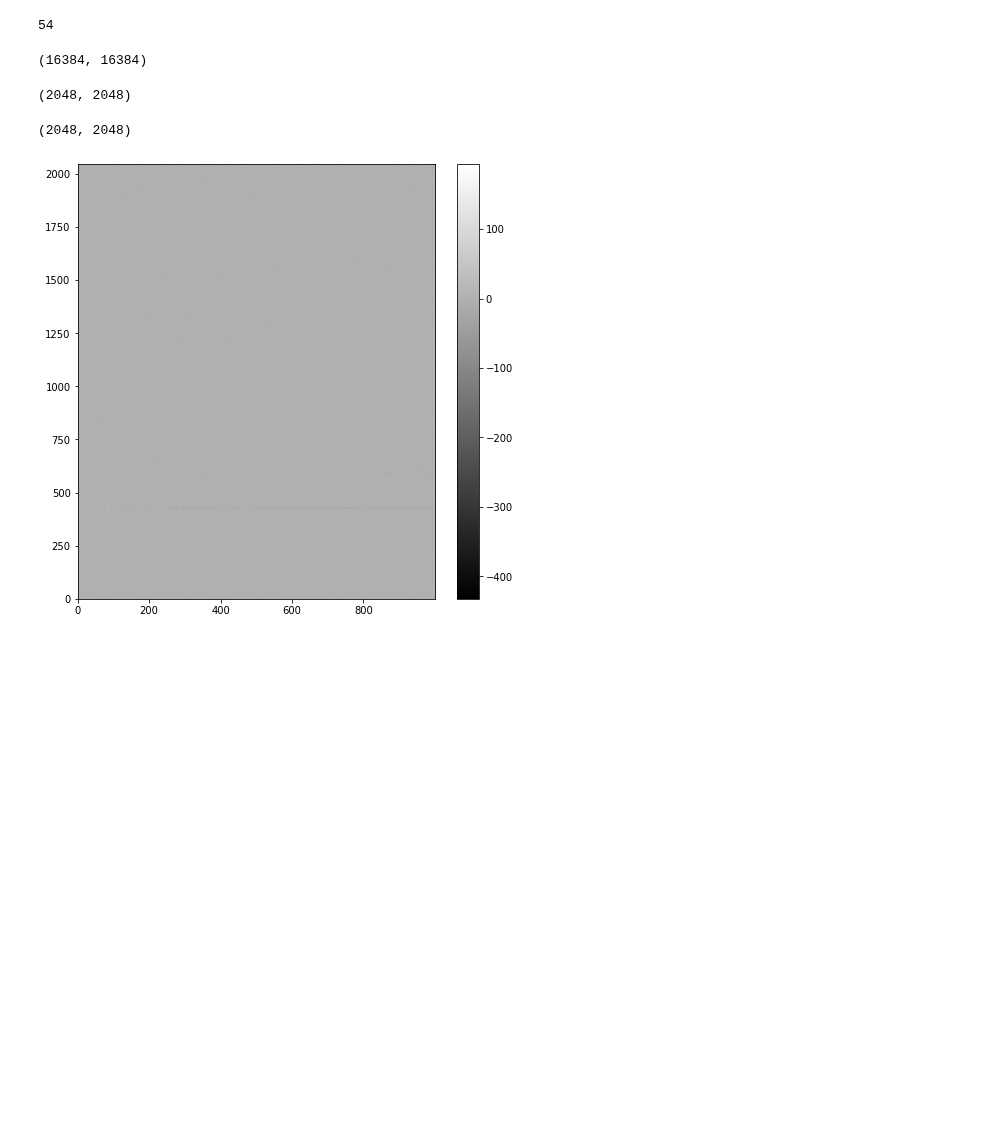
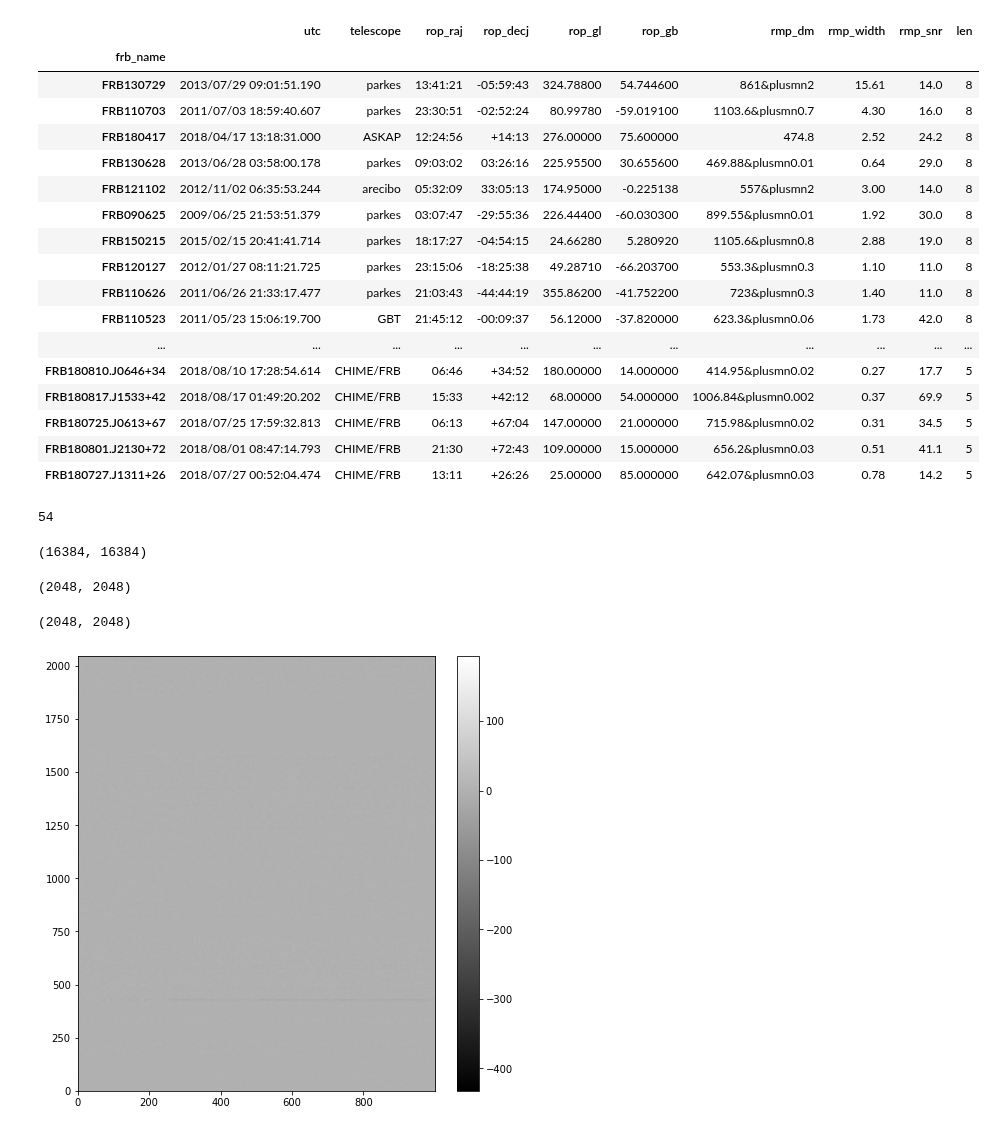
Before and after one commit to mef51/subdriftlaw, a Jupyter notebook: universal/frbcat.ipynb, the cells around one changed output. Cells and saved outputs as stored; diff of their text form; code cells hidden in the pictures; blank space fills up the shorter version.

```diff
--- a/universal/frbcat.ipynb
+++ b/universal/frbcat.ipynb
@@ -13,11 +13,30 @@ with open('frbcat_frbs_with_data.txt', 'r') as f:
     data_frbs = [s.rstrip() for s in f.readlines()]
 # %%
 frbcat['len'] = [len(x) for x in frbcat['rop_raj']]
-# frbcat = frbcat.sort_values(by='len', ascending=False)
+frbcat = frbcat.sort_values(by='len', ascending=False)
 
 frbcat_data = frbcat.loc[data_frbs]
-frbcat_data = frbcat_data.sort_values(by='rmp_snr', ascending=False)
-# frbcat_data
+# frbcat_data = frbcat_data.sort_values(by='rmp_snr', ascending=False)
+frbcat_data
+# %% [output]
+|  | utc | telescope | rop_raj | rop_decj | rop_gl | rop_gb | rmp_dm | rmp_width | rmp_snr | len |
+| frb_name |  |  |  |  |  |  |  |  |  |  |
+| FRB130729 | 2013/07/29 09:01:51.190 | parkes | 13:41:21 | -05:59:43 | 324.78800 | 54.744600 | 861&plusmn2 | 15.61 | 14.0 | 8 |
+| FRB110703 | 2011/07/03 18:59:40.607 | parkes | 23:30:51 | -02:52:24 | 80.99780 | -59.019100 | 1103.6&plusmn0.7 | 4.30 | 16.0 | 8 |
+| FRB180417 | 2018/04/17 13:18:31.000 | ASKAP | 12:24:56 | +14:13 | 276.00000 | 75.600000 | 474.8 | 2.52 | 24.2 | 8 |
+| FRB130628 | 2013/06/28 03:58:00.178 | parkes | 09:03:02 | 03:26:16 | 225.95500 | 30.655600 | 469.88&plusmn0.01 | 0.64 | 29.0 | 8 |
+| FRB121102 | 2012/11/02 06:35:53.244 | arecibo | 05:32:09 | 33:05:13 | 174.95000 | -0.225138 | 557&plusmn2 | 3.00 | 14.0 | 8 |
+| FRB090625 | 2009/06/25 21:53:51.379 | parkes | 03:07:47 | -29:55:36 | 226.44400 | -60.030300 | 899.55&plusmn0.01 | 1.92 | 30.0 | 8 |
+| FRB150215 | 2015/02/15 20:41:41.714 | parkes | 18:17:27 | -04:54:15 | 24.66280 | 5.280920 | 1105.6&plusmn0.8 | 2.88 | 19.0 | 8 |
+| FRB120127 | 2012/01/27 08:11:21.725 | parkes | 23:15:06 | -18:25:38 | 49.28710 | -66.203700 | 553.3&plusmn0.3 | 1.10 | 11.0 | 8 |
+| FRB110626 | 2011/06/26 21:33:17.477 | parkes | 21:03:43 | -44:44:19 | 355.86200 | -41.752200 | 723&plusmn0.3 | 1.40 | 11.0 | 8 |
+| FRB110523 | 2011/05/23 15:06:19.700 | GBT | 21:45:12 | -00:09:37 | 56.12000 | -37.820000 | 623.3&plusmn0.06 | 1.73 | 42.0 | 8 |
+| ... | ... | ... | ... | ... | ... | ... | ... | ... | ... | ... |
+| FRB180810.J0646+34 | 2018/08/10 17:28:54.614 | CHIME/FRB | 06:46 | +34:52 | 180.00000 | 14.000000 | 414.95&plusmn0.02 | 0.27 | 17.7 | 5 |
+| FRB180817.J1533+42 | 2018/08/17 01:49:20.202 | CHIME/FRB | 15:33 | +42:12 | 68.00000 | 54.000000 | 1006.84&plusmn0.002 | 0.37 | 69.9 | 5 |
+| FRB180725.J0613+67 | 2018/07/25 17:59:32.813 | CHIME/FRB | 06:13 | +67:04 | 147.00000 | 21.000000 | 715.98&plusmn0.02 | 0.31 | 34.5 | 5 |
+| FRB180801.J2130+72 | 2018/08/01 08:47:14.793 | CHIME/FRB | 21:30 | +72:43 | 109.00000 | 15.000000 | 656.2&plusmn0.03 | 0.51 | 41.1 | 5 |
+| FRB180727.J1311+26 | 2018/07/27 00:52:04.474 | CHIME/FRB | 13:11 | +26:26 | 25.00000 | 85.000000 | 642.07&plusmn0.03 | 0.78 | 14.2 | 5 |
 # %%
 len(frbcat_data)
 # %% [output]
```
Also changed, not shown: 7 other files.
